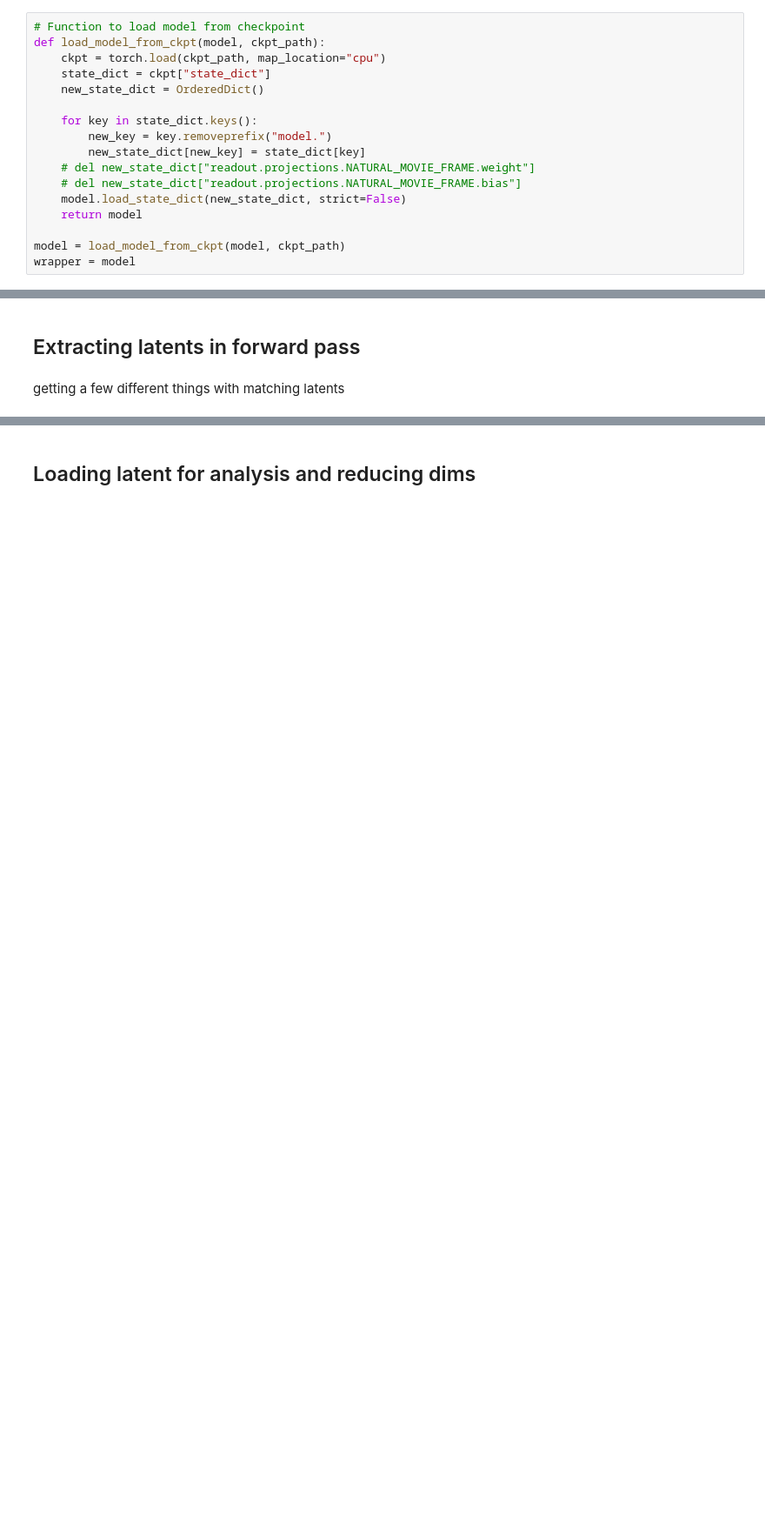
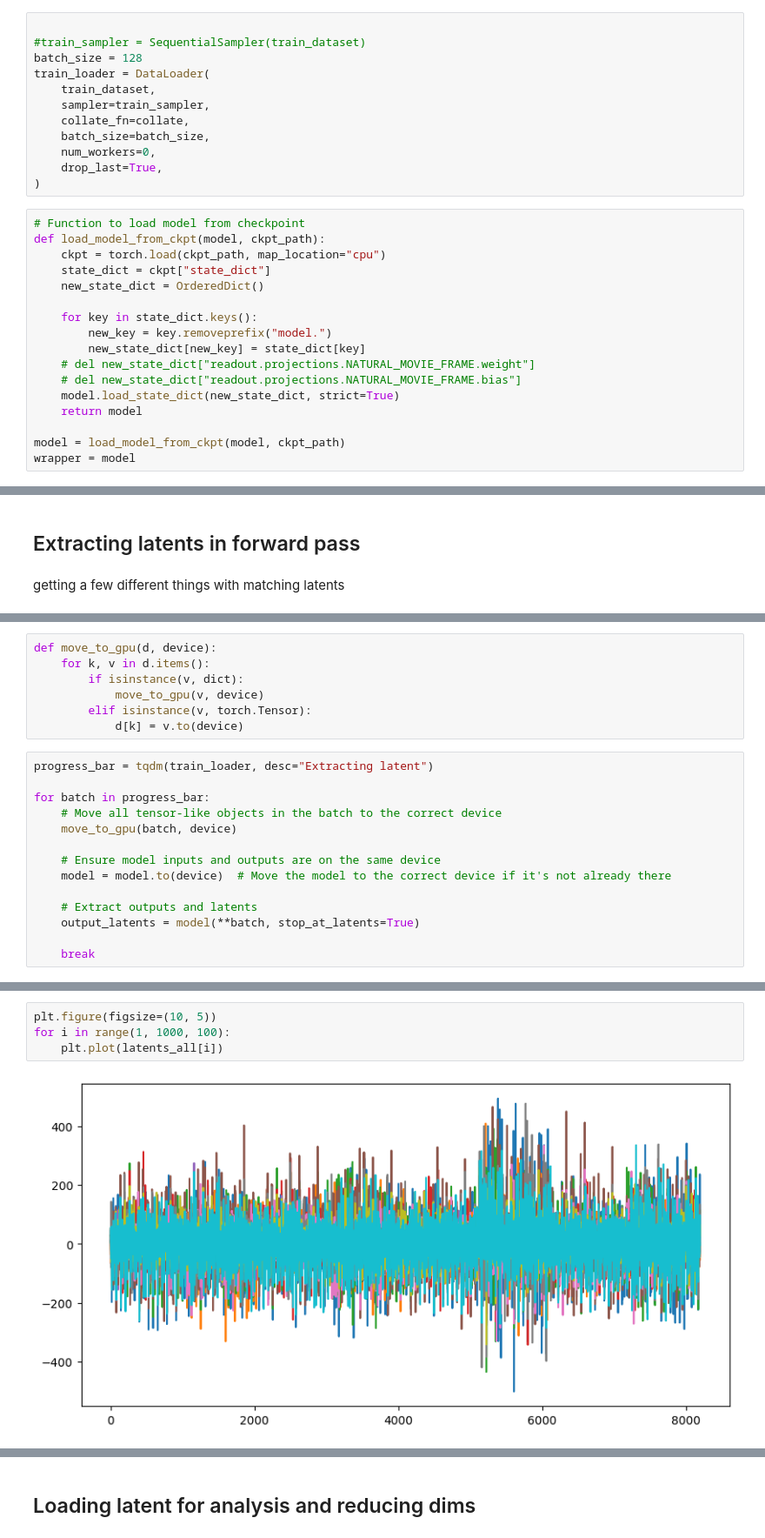
Before and after one commit to ynffsy/torch_brain, a Jupyter notebook: examples/capoyo/extract_latent.ipynb, the cells around one changed output, grey strips where cells are left out. Shown at 87% size. Cells and saved outputs as stored; diff of their text form; blank space fills up the shorter version.

Commit message:
update extract latent notebook

```diff
--- a/examples/capoyo/extract_latent.ipynb
+++ b/examples/capoyo/extract_latent.ipynb
@@ -98,6 +83,18 @@ Please specify a compatability version level, or None.
 Will assume defaults for version 1.1
   initialize(config_path="./configs")
 WARNING:root:Data leakage check is disabled. Please be absolutely sure that there is no leakage between train and other splits.
+# %%
+
+#train_sampler = SequentialSampler(train_dataset)
+batch_size = 128
+train_loader = DataLoader(
+    train_dataset,
+    sampler=train_sampler,
+    collate_fn=collate,
+    batch_size=batch_size,
+    num_workers=0,
+    drop_last=True,
+)
 # %%
 # Function to load model from checkpoint
 def load_model_from_ckpt(model, ckpt_path):
@@ -110,7 +107,7 @@ def load_model_from_ckpt(model, ckpt_path):
         new_state_dict[new_key] = state_dict[key]
     # del new_state_dict["readout.projections.NATURAL_MOVIE_FRAME.weight"]
     # del new_state_dict["readout.projections.NATURAL_MOVIE_FRAME.bias"]
-    model.load_state_dict(new_state_dict, strict=False)
+    model.load_state_dict(new_state_dict, strict=True)
     return model
 
 model = load_model_from_ckpt(model, ckpt_path)
@@ -246,0 +126,21 @@ correct_depth_all = np.concatenate(correct_depth_all, axis=0)
+# %%
+def move_to_gpu(d, device):
+    for k, v in d.items():
+        if isinstance(v, dict):
+            move_to_gpu(v, device)
+        elif isinstance(v, torch.Tensor):
+            d[k] = v.to(device)
+# %%
+progress_bar = tqdm(train_loader, desc="Extracting latent")
+
+for batch in progress_bar:
+    # Move all tensor-like objects in the batch to the correct device
+    move_to_gpu(batch, device)
+
+    # Ensure model inputs and outputs are on the same device
+    model = model.to(device)  # Move the model to the correct device if it's not already there
+
+    # Extract outputs and latents
+    output_latents = model(**batch, stop_at_latents=True)
+
+    break
@@ -250,0 +256,6 @@ correct_area_all.shape
+# %%
+plt.figure(figsize=(10, 5))
+for i in range(1, 1000, 100):
+    plt.plot(latents_all[i])
+# %% [output]
+[figure, added]
```
Also changed, not shown: parts of 38 cells of this notebook, 2 other files.
